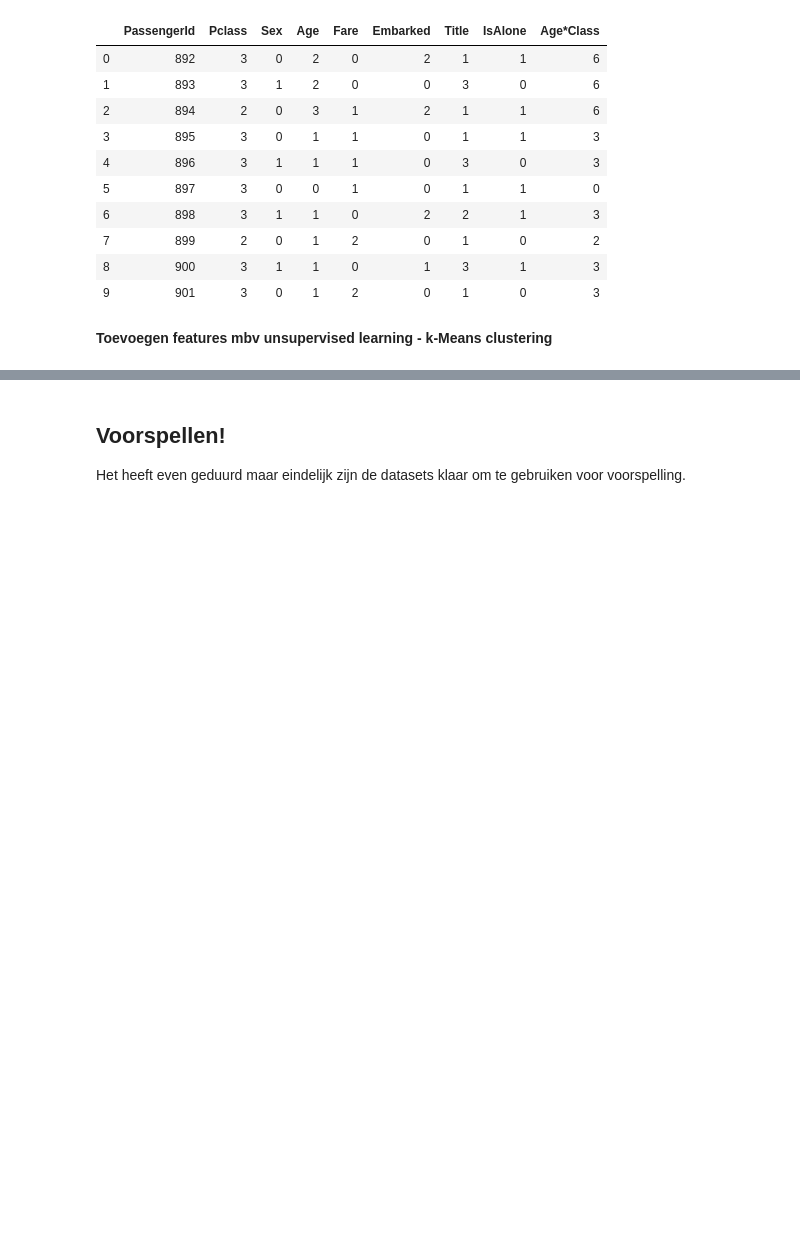
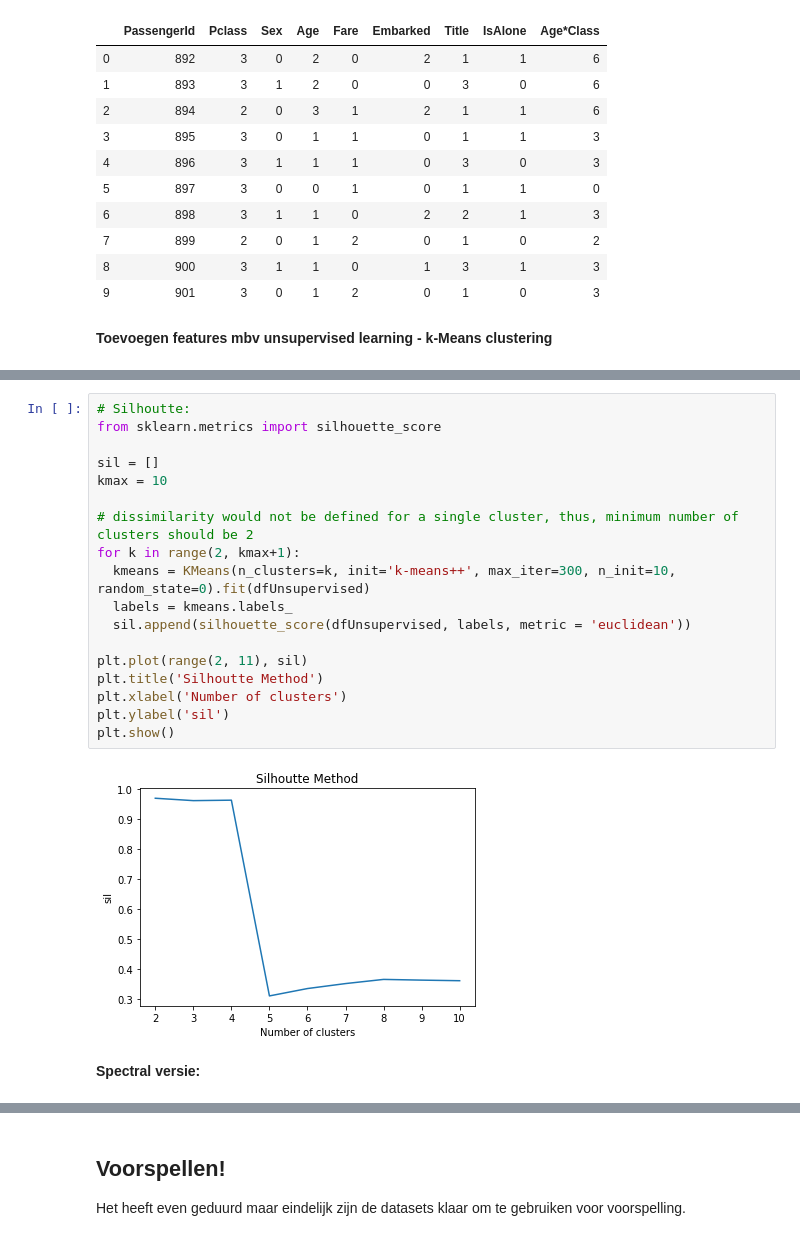
Before and after one commit to satoshicat/mcl_2019-2020, a Jupyter notebook: college 5 - Unsupervised Learning - kMeans clustering/SVM Titanic.ipynb, the cells around one changed output, grey strips where cells are left out. Cells and saved outputs as stored; diff of their text form; blank space fills up the shorter version.

```diff
--- a/college 5 - Unsupervised Learning - kMeans clustering/SVM Titanic.ipynb
+++ b/college 5 - Unsupervised Learning - kMeans clustering/SVM Titanic.ipynb
@@ -673,0 +693,22 @@ dfUnsupervised = train_df.drop(['Survived'], axis=1)
+# %%
+# Silhoutte:
+from sklearn.metrics import silhouette_score
+
+sil = []
+kmax = 10
+
+# dissimilarity would not be defined for a single cluster, thus, minimum number of clusters should be 2
+for k in range(2, kmax+1):
+  kmeans = KMeans(n_clusters=k, init='k-means++', max_iter=300, n_init=10, random_state=0).fit(dfUnsupervised)
+  labels = kmeans.labels_
+  sil.append(silhouette_score(dfUnsupervised, labels, metric = 'euclidean'))
+
+plt.plot(range(2, 11), sil)
+plt.title('Silhoutte Method')
+plt.xlabel('Number of clusters')
+plt.ylabel('sil')
+plt.show()
+# %% [output]
+[figure, added]
+# %% [markdown]
+<b>Spectral versie:</b>
```
Also changed, not shown: parts of 16 cells of this notebook, 1 other file.
